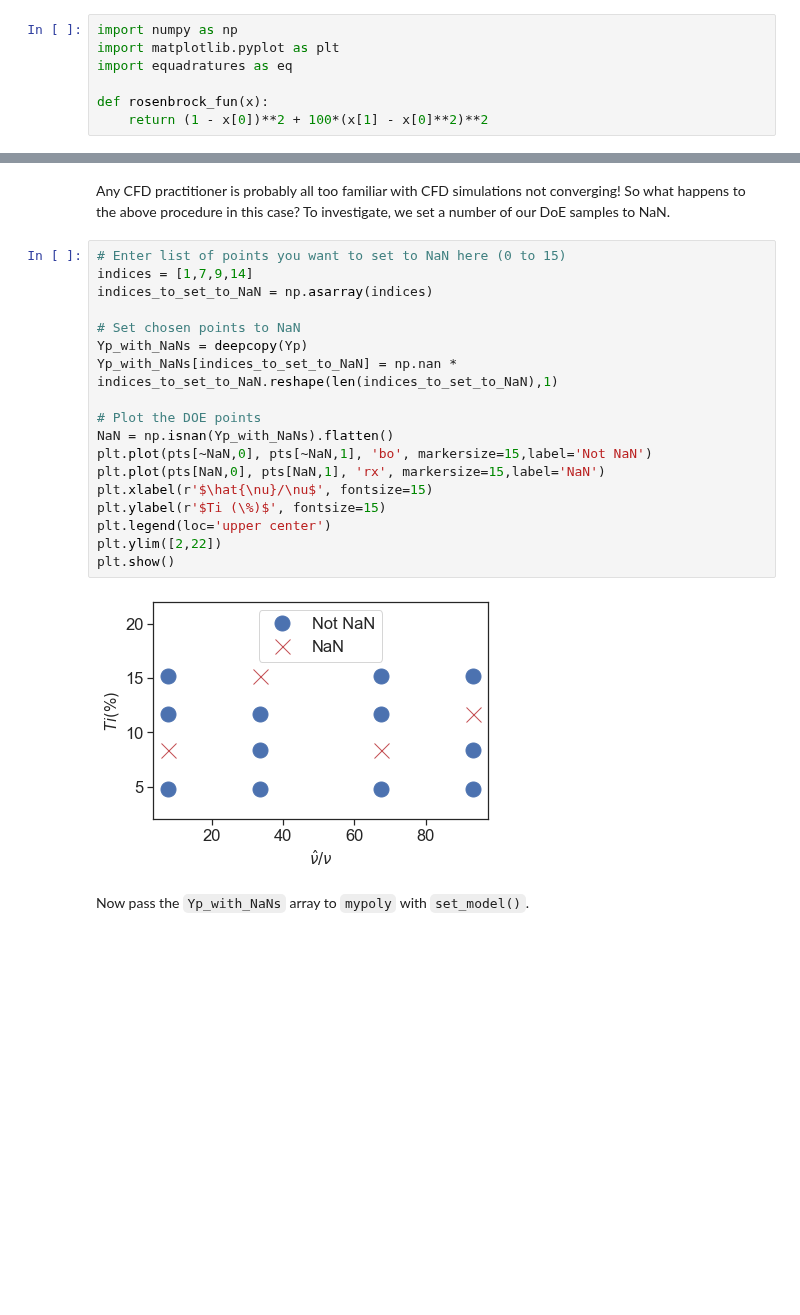
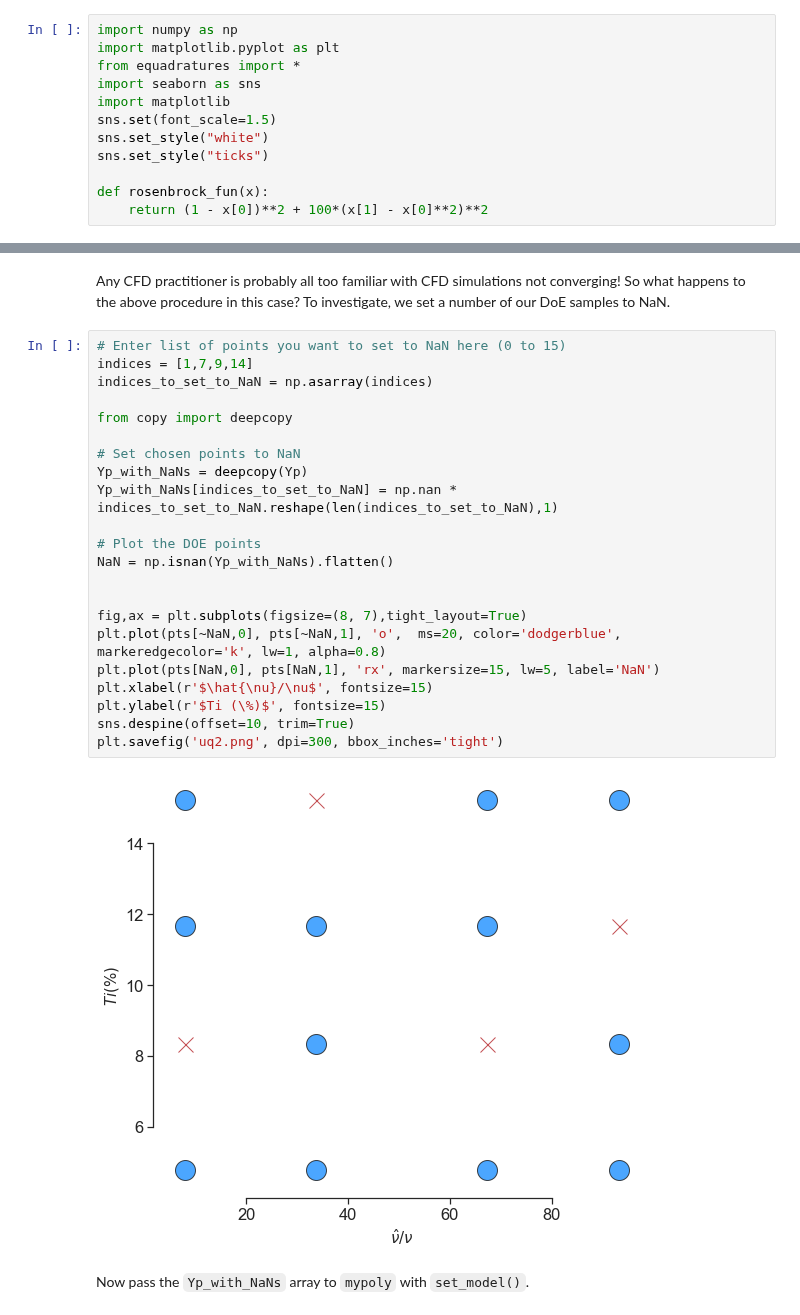
Before and after one commit to equadratures/equadratures.github.io, a Jupyter notebook: source-docs/tutorials/tutorials/Computing_Moments_for_CFD.ipynb, the cells around one changed output, grey strips where cells are left out. Cells and saved outputs as stored; diff of their text form; blank space fills up the shorter version.

```diff
--- a/source-docs/tutorials/tutorials/Computing_Moments_for_CFD.ipynb
+++ b/source-docs/tutorials/tutorials/Computing_Moments_for_CFD.ipynb
@@ -28,7 +28,12 @@ where we will assume that $x_1$ and $x_2$ are two uncertainties. We will assume
 # %%
 import numpy as np
 import matplotlib.pyplot as plt
-import equadratures as eq
+from equadratures import *
+import seaborn as sns
+import matplotlib
+sns.set(font_scale=1.5)
+sns.set_style("white")
+sns.set_style("ticks")
 
 def rosenbrock_fun(x):
     return (1 - x[0])**2 + 100*(x[1] - x[0]**2)**2
@@ -247,23 +257,27 @@ Any CFD practitioner is probably all too familiar with CFD simulations not conve
 # %%
 # Enter list of points you want to set to NaN here (0 to 15)
 indices = [1,7,9,14]
 indices_to_set_to_NaN = np.asarray(indices)
+
+from copy import deepcopy
 
 # Set chosen points to NaN
 Yp_with_NaNs = deepcopy(Yp)
 Yp_with_NaNs[indices_to_set_to_NaN] = np.nan * indices_to_set_to_NaN.reshape(len(indices_to_set_to_NaN),1)
 
 # Plot the DOE points
 NaN = np.isnan(Yp_with_NaNs).flatten()
-plt.plot(pts[~NaN,0], pts[~NaN,1], 'bo', markersize=15,label='Not NaN')
-plt.plot(pts[NaN,0], pts[NaN,1], 'rx', markersize=15,label='NaN')
+
+
+fig,ax = plt.subplots(figsize=(8, 7),tight_layout=True)
+plt.plot(pts[~NaN,0], pts[~NaN,1], 'o',  ms=20, color='dodgerblue', markeredgecolor='k', lw=1, alpha=0.8)
+plt.plot(pts[NaN,0], pts[NaN,1], 'rx', markersize=15, lw=5, label='NaN')
 plt.xlabel(r'$\hat{\nu}/\nu$', fontsize=15)
 plt.ylabel(r'$Ti (\%)$', fontsize=15)
-plt.legend(loc='upper center')
-plt.ylim([2,22])
-plt.show()
+sns.despine(offset=10, trim=True)
+plt.savefig('uq2.png', dpi=300, bbox_inches='tight')
 # %% [output]
-[figure, old version]
+[figure, new version]
 # %% [markdown]
 Now pass the ``Yp_with_NaNs`` array to ``mypoly`` with ``set_model()``.
 # %%
```
Also changed, not shown: parts of 5 cells of this notebook, 35 other files.
